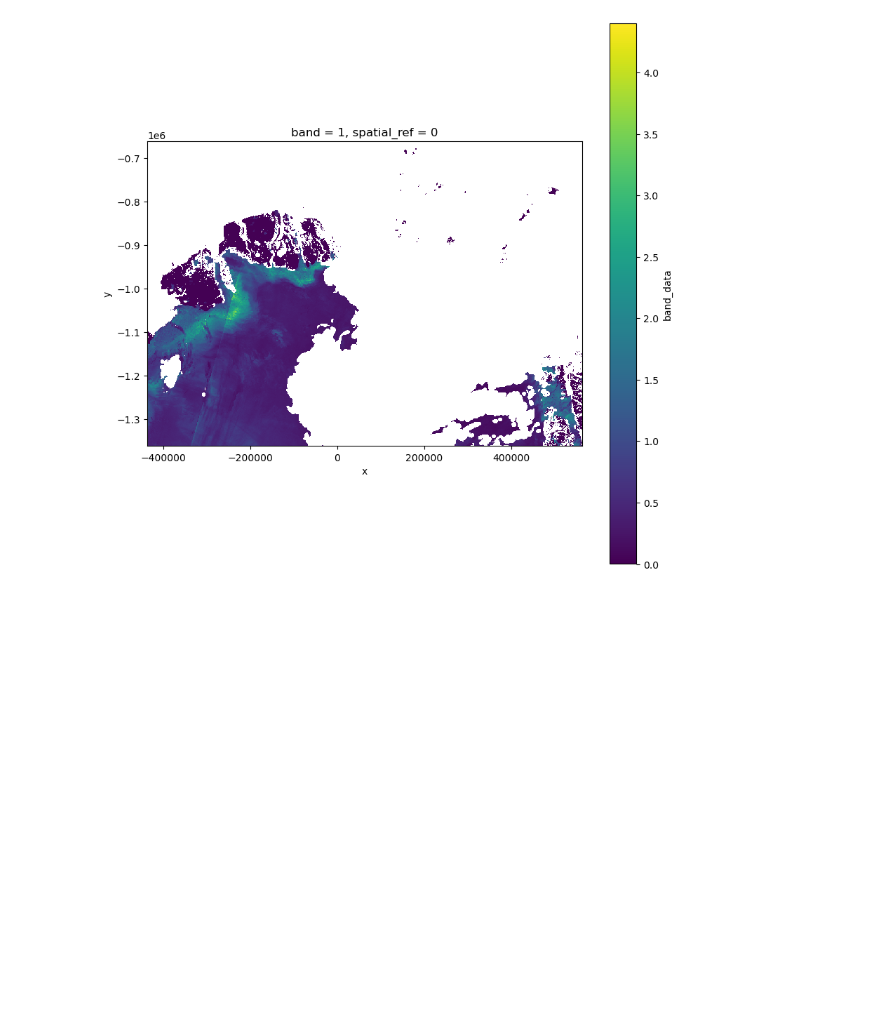
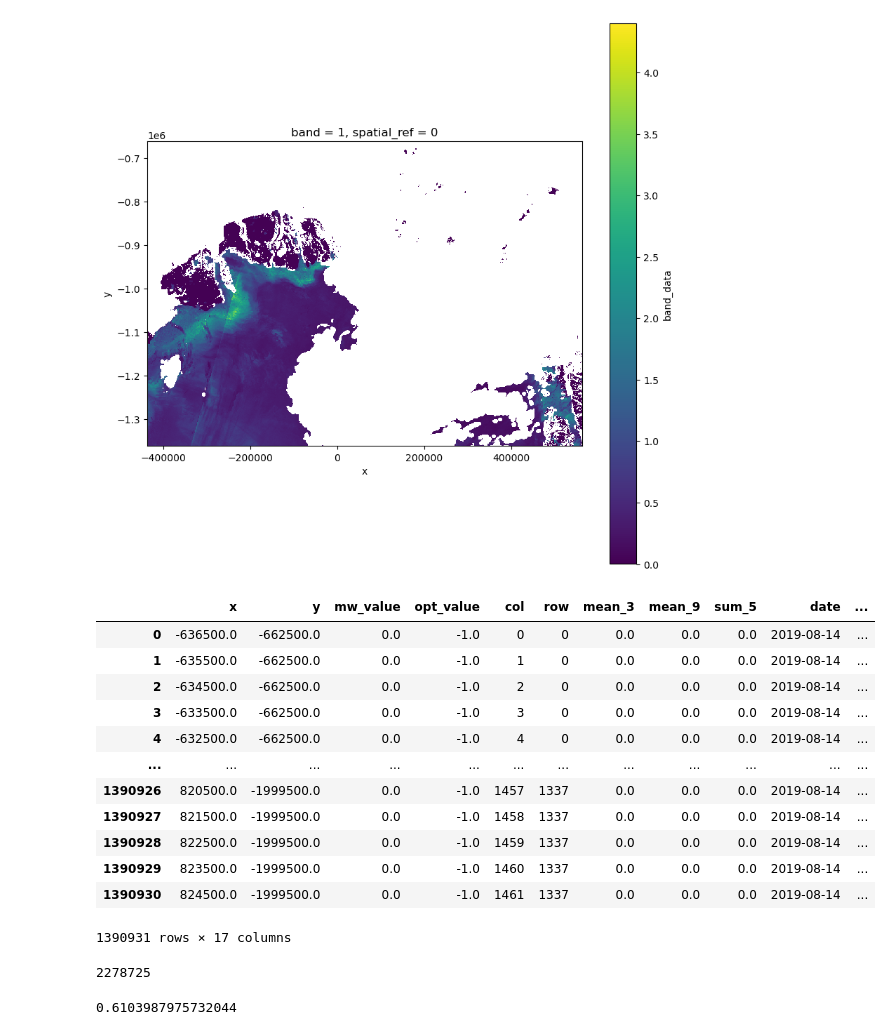
Before and after one commit to linaskerath/RP_Greenland, a Jupyter notebook: Scripts/09_plots.ipynb, the cells around one changed output. Cells and saved outputs as stored; diff of their text form; code cells hidden in the pictures; blank space fills up the shorter version.

```diff
--- a/Scripts/09_plots.ipynb
+++ b/Scripts/09_plots.ipynb
@@ -851,3 +851,33 @@ frame = plt.gca()
 frame.set_aspect('equal', adjustable='box')
 # %% [output]
 [figure]
+# %%
+import xarray as xr
+import pandas as pd
+d = pd.read_parquet("../Data/combined/dataframe_extended/melt_2019-08-14_extended.parquet.gzip")
+# %%
+# cut data at y > -2000000
+d[d.y > -2000000]
+# %% [output]
+|  | x | y | mw_value | opt_value | col | row | mean_3 | mean_9 | sum_5 | date | ... |
+| 0 | -636500.0 | -662500.0 | 0.0 | -1.0 | 0 | 0 | 0.0 | 0.0 | 0.0 | 2019-08-14 | ... |
+| 1 | -635500.0 | -662500.0 | 0.0 | -1.0 | 1 | 0 | 0.0 | 0.0 | 0.0 | 2019-08-14 | ... |
+| 2 | -634500.0 | -662500.0 | 0.0 | -1.0 | 2 | 0 | 0.0 | 0.0 | 0.0 | 2019-08-14 | ... |
+| 3 | -633500.0 | -662500.0 | 0.0 | -1.0 | 3 | 0 | 0.0 | 0.0 | 0.0 | 2019-08-14 | ... |
+| 4 | -632500.0 | -662500.0 | 0.0 | -1.0 | 4 | 0 | 0.0 | 0.0 | 0.0 | 2019-08-14 | ... |
+| ... | ... | ... | ... | ... | ... | ... | ... | ... | ... | ... | ... |
+| 1390926 | 820500.0 | -1999500.0 | 0.0 | -1.0 | 1457 | 1337 | 0.0 | 0.0 | 0.0 | 2019-08-14 | ... |
+| 1390927 | 821500.0 | -1999500.0 | 0.0 | -1.0 | 1458 | 1337 | 0.0 | 0.0 | 0.0 | 2019-08-14 | ... |
+| 1390928 | 822500.0 | -1999500.0 | 0.0 | -1.0 | 1459 | 1337 | 0.0 | 0.0 | 0.0 | 2019-08-14 | ... |
+| 1390929 | 823500.0 | -1999500.0 | 0.0 | -1.0 | 1460 | 1337 | 0.0 | 0.0 | 0.0 | 2019-08-14 | ... |
+| 1390930 | 824500.0 | -1999500.0 | 0.0 | -1.0 | 1461 | 1337 | 0.0 | 0.0 | 0.0 | 2019-08-14 | ... |
+1390931 rows × 17 columns
+# %%
+len(d)
+# %% [output]
+2278725
+# %%
+# how much percentage is 1390931 of 2278725
+1390931/2278725
+# %% [output]
+0.6103987975732044
```
Also changed, not shown: 6 other files.
